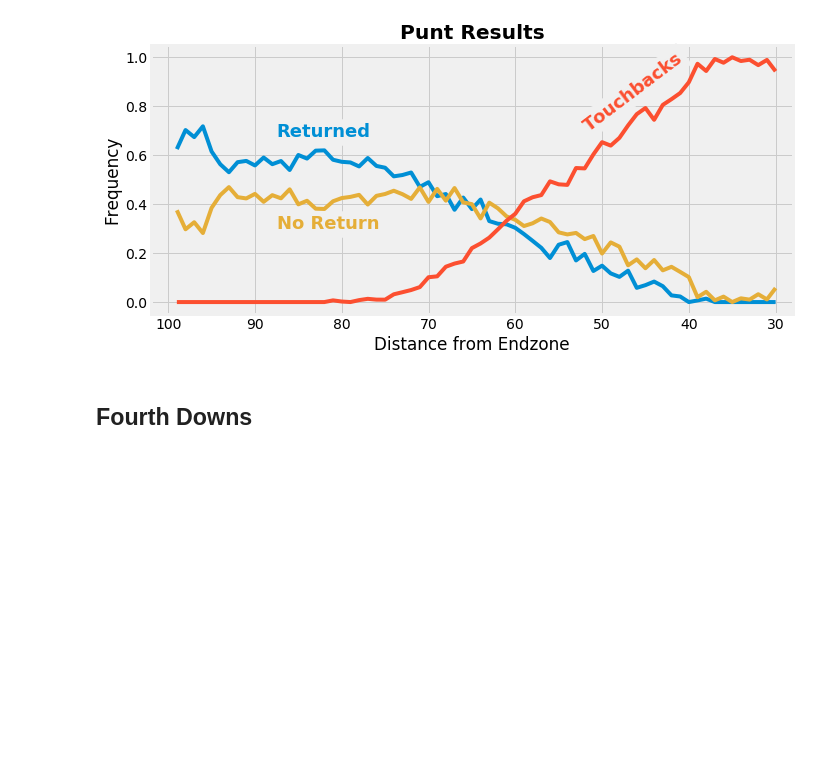
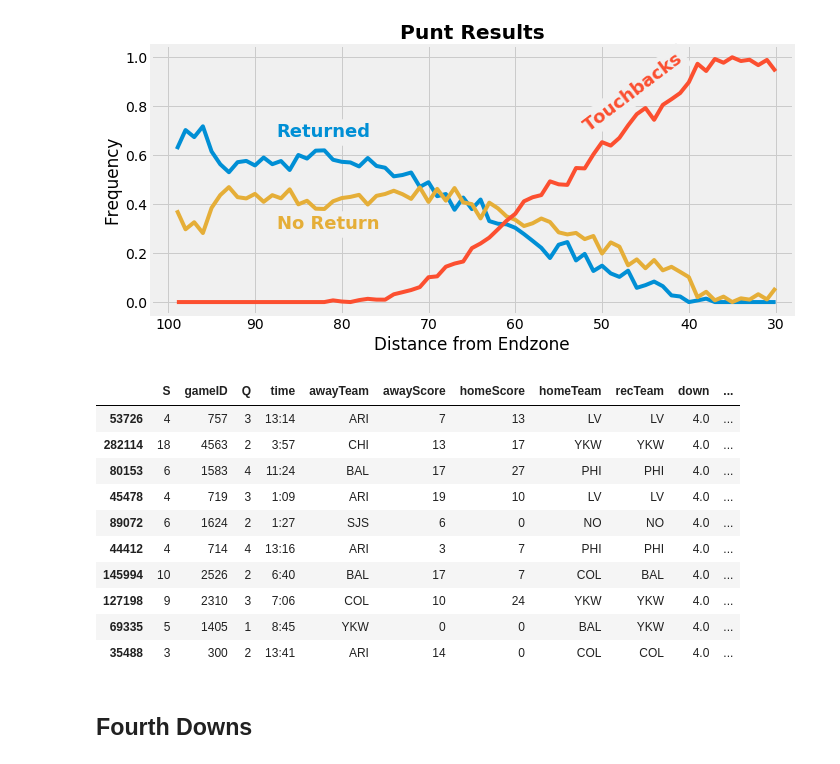
Before and after one commit to SimFootballDev/surrender_punt, a Jupyter notebook: surrender.ipynb, the cells around one changed output. Cells and saved outputs as stored; diff of their text form; code cells hidden in the pictures; blank space fills up the shorter version.

```diff
--- a/surrender.ipynb
+++ b/surrender.ipynb
@@ -197,3 +193,17 @@ plt.savefig('images/punt_results_line.png')
 plt.show()
 # %% [output]
 [figure]
+# %%
+puntDF[puntDF['result'] == 'Touchback'].sort_values('dist2goal',ascending=False).head(10)
+# %% [output]
+|  | S | gameID | Q | time | awayTeam | awayScore | homeScore | homeTeam | recTeam | down | ... |
+| 53726 | 4 | 757 | 3 | 13:14 | ARI | 7 | 13 | LV | LV | 4.0 | ... |
+| 282114 | 18 | 4563 | 2 | 3:57 | CHI | 13 | 17 | YKW | YKW | 4.0 | ... |
+| 80153 | 6 | 1583 | 4 | 11:24 | BAL | 17 | 27 | PHI | PHI | 4.0 | ... |
+| 45478 | 4 | 719 | 3 | 1:09 | ARI | 19 | 10 | LV | LV | 4.0 | ... |
+| 89072 | 6 | 1624 | 2 | 1:27 | SJS | 6 | 0 | NO | NO | 4.0 | ... |
+| 44412 | 4 | 714 | 4 | 13:16 | ARI | 3 | 7 | PHI | PHI | 4.0 | ... |
+| 145994 | 10 | 2526 | 2 | 6:40 | BAL | 17 | 7 | COL | BAL | 4.0 | ... |
+| 127198 | 9 | 2310 | 3 | 7:06 | COL | 10 | 24 | YKW | YKW | 4.0 | ... |
+| 69335 | 5 | 1405 | 1 | 8:45 | YKW | 0 | 0 | BAL | YKW | 4.0 | ... |
+| 35488 | 3 | 300 | 2 | 13:41 | ARI | 14 | 0 | COL | COL | 4.0 | ... |
```
Also changed, not shown: parts of 11 cells of this notebook, 6 other files.
